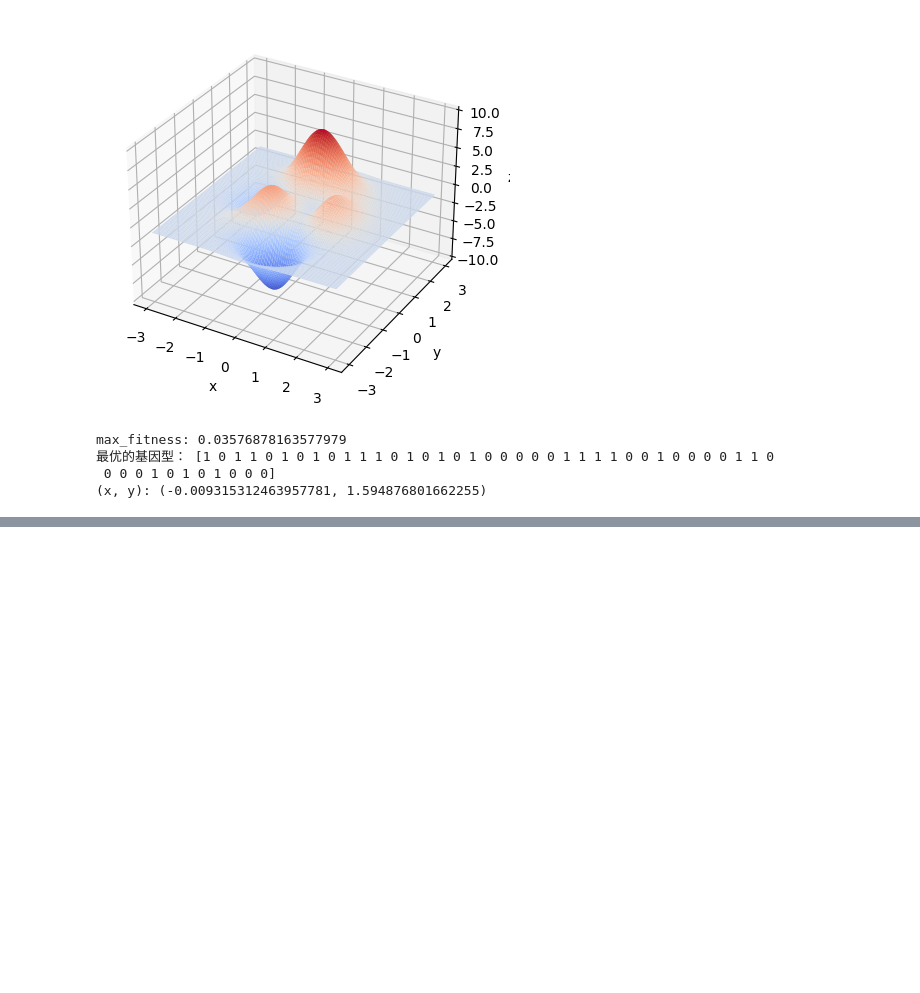
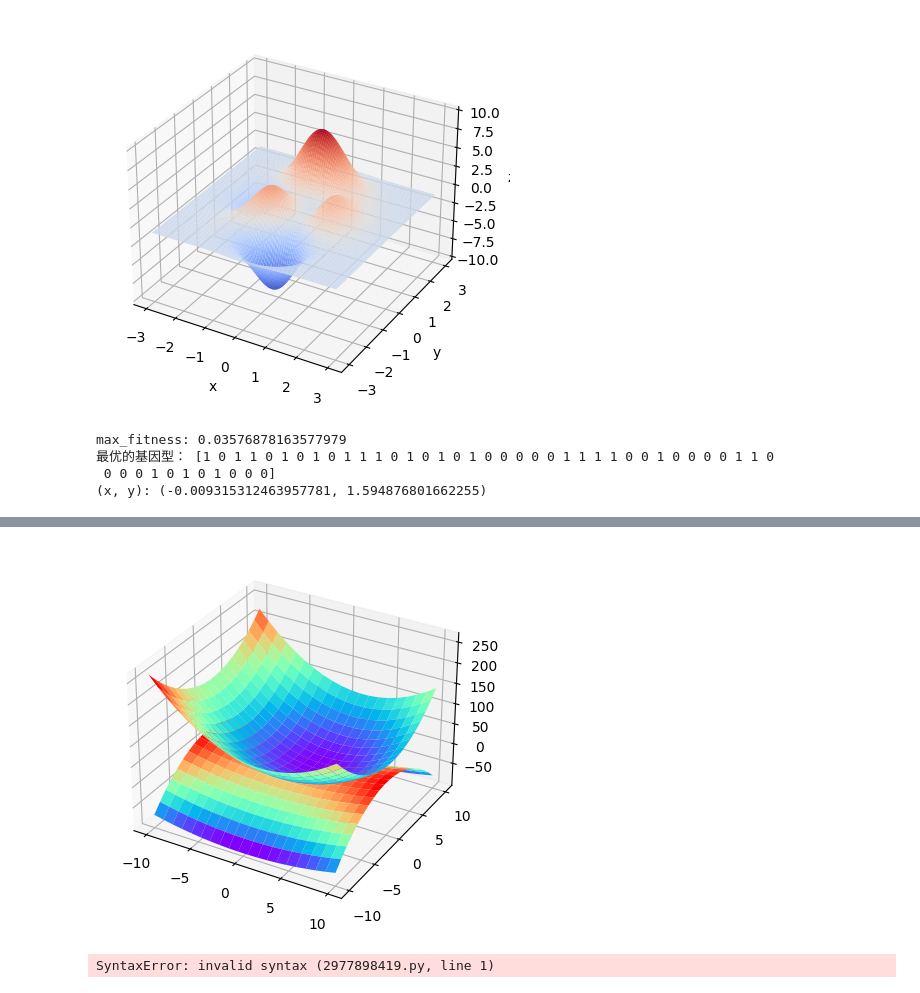
Before and after one commit to moonchildink/machine_learning, a Jupyter notebook: 遗传算法.ipynb, the cells around one changed output, grey strips where cells are left out. Drawn from its saved outputs; the diff is of its cells as text; code cells hidden in the pictures; blank space fills up the shorter version.

```diff
--- a/遗传算法.ipynb
+++ b/遗传算法.ipynb
@@ -281,0 +302,46 @@ max_fitness: 0.03576878163577979
+# %%
+def func(x, y):
+    return (x - 2) ** 2 + (y - 1) ** 2
+
+
+def subject_func_2(x, y):
+    return x ** 2 / 4 - y ** 2 + 1
+
+
+n = 10
+
+fig = plt.figure()
+ax = plt.axes(projection='3d')
+
+x = np.linspace(-n, n, 20)
+y = np.linspace(-n, n, 20)
+
+xx, yy = np.meshgrid(x, y)
+
+surf1 = ax.plot_surface(xx, yy, func(xx, yy), rstride=1, cstride=1, cmap='rainbow')
+surf2 = ax.plot_surface(xx, yy, subject_func_2(xx, yy), cmap='rainbow')
+# surf = ax.plot_surface(xx, yy, subject_func_2(xx, yy), cmap='BuGn')
+# ax.contourf(xx, yy, func(xx, yy), offset=2, cmap='BuGn')
+# fig.colorbar(surf1,surf2)
+plt.show()
+# %% [output]
+[figure, added]
+# %%
+## 使用模拟退火算法求解非线性规划问题
+def subject_func(x, y):
+    if x - 2 * y + 1 >= 0 and x ** 2 / 4 - y ** 2 + 1 >= 0:
+        return True
+    else:
+        return False
+
+
+## 初始化
+while True:
+    x = np.random.uniform(-100, 100)
+
+T = 1000
+while T > 1:
+    for _ in range(1000):
+        dE = func()
+# %% [output]
+SyntaxError: invalid syntax (2977898419.py, line 1)
```
Also changed, not shown: parts of 3 cells of this notebook, 5 other files.
